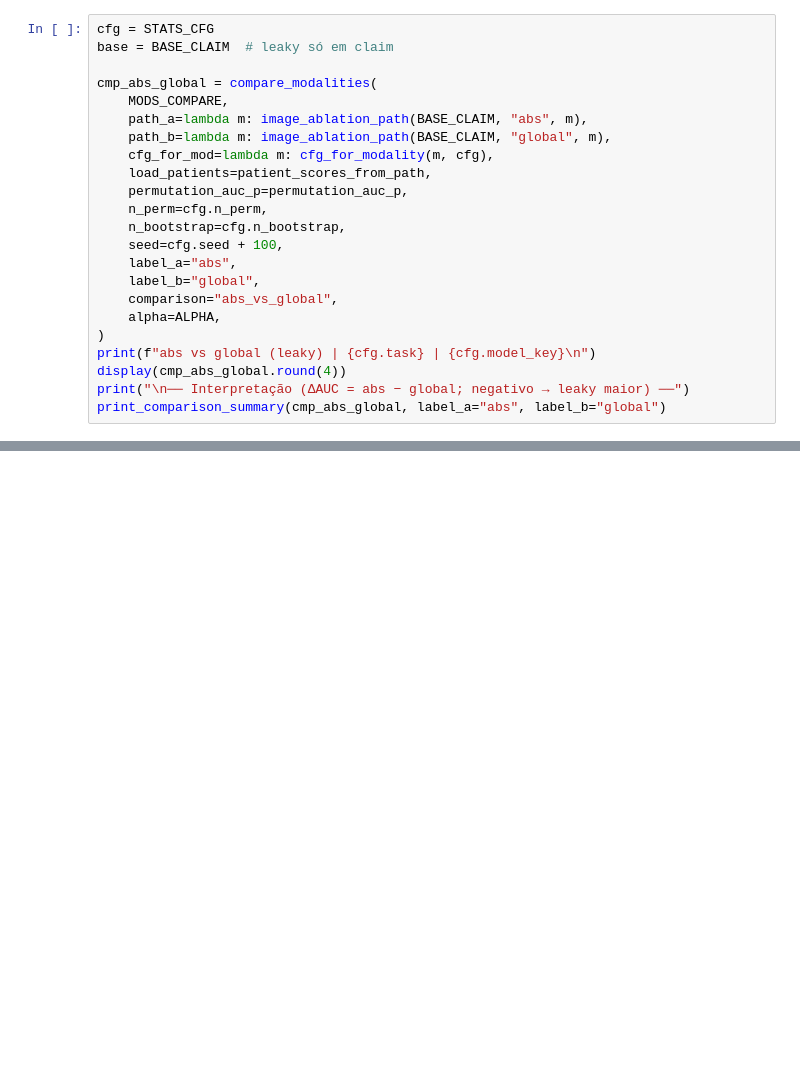
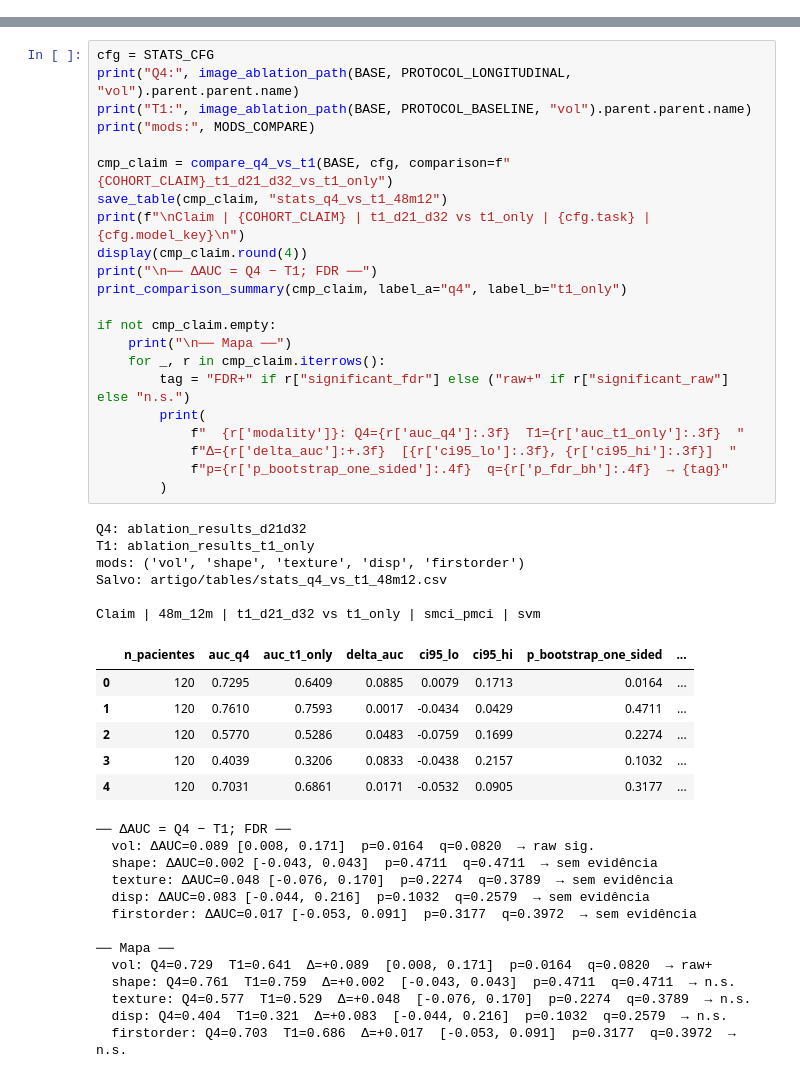
Before and after one commit to PauloMatheusGr/graphs, a Jupyter notebook: 7_stats.ipynb, the cells around one changed output, grey strips where cells are left out. Drawn from its saved outputs; the diff is of its cells as text; blank space fills up the shorter version.

```diff
--- a/7_stats.ipynb
+++ b/7_stats.ipynb
@@ -1005,23 +0,0 @@ Controlo de leak. Leaky no disco só em `48m_12m` (vol). Mods sem pasta → skip
-# %%
-cfg = STATS_CFG
-base = BASE_CLAIM  # leaky só em claim
-
-cmp_abs_global = compare_modalities(
-    MODS_COMPARE,
-    path_a=lambda m: image_ablation_path(BASE_CLAIM, "abs", m),
-    path_b=lambda m: image_ablation_path(BASE_CLAIM, "global", m),
-    cfg_for_mod=lambda m: cfg_for_modality(m, cfg),
-    load_patients=patient_scores_from_path,
-    permutation_auc_p=permutation_auc_p,
-    n_perm=cfg.n_perm,
-    n_bootstrap=cfg.n_bootstrap,
-    seed=cfg.seed + 100,
-    label_a="abs",
-    label_b="global",
-    comparison="abs_vs_global",
-    alpha=ALPHA,
-)
-print(f"abs vs global (leaky) | {cfg.task} | {cfg.model_key}\n")
-display(cmp_abs_global.round(4))
-print("\n── Interpretação (ΔAUC = abs − global; negativo → leaky maior) ──")
-print_comparison_summary(cmp_abs_global, label_a="abs", label_b="global")
@@ -1033,0 +360,48 @@ abs vs global (leaky) | smci_pmci | svm
+# %%
+cfg = STATS_CFG
+print("Q4:", image_ablation_path(BASE, PROTOCOL_LONGITUDINAL, "vol").parent.parent.name)
+print("T1:", image_ablation_path(BASE, PROTOCOL_BASELINE, "vol").parent.parent.name)
+print("mods:", MODS_COMPARE)
+
+cmp_claim = compare_q4_vs_t1(BASE, cfg, comparison=f"{COHORT_CLAIM}_t1_d21_d32_vs_t1_only")
+save_table(cmp_claim, "stats_q4_vs_t1_48m12")
+print(f"\nClaim | {COHORT_CLAIM} | t1_d21_d32 vs t1_only | {cfg.task} | {cfg.model_key}\n")
+display(cmp_claim.round(4))
+print("\n── ΔAUC = Q4 − T1; FDR ──")
+print_comparison_summary(cmp_claim, label_a="q4", label_b="t1_only")
+
+if not cmp_claim.empty:
+    print("\n── Mapa ──")
+    for _, r in cmp_claim.iterrows():
+        tag = "FDR+" if r["significant_fdr"] else ("raw+" if r["significant_raw"] else "n.s.")
+        print(
+            f"  {r['modality']}: Q4={r['auc_q4']:.3f}  T1={r['auc_t1_only']:.3f}  "
+            f"Δ={r['delta_auc']:+.3f}  [{r['ci95_lo']:.3f}, {r['ci95_hi']:.3f}]  "
+            f"p={r['p_bootstrap_one_sided']:.4f}  q={r['p_fdr_bh']:.4f}  → {tag}"
+        )
+# %% [output]
+Q4: ablation_results_d21d32
+T1: ablation_results_t1_only
+mods: ('vol', 'shape', 'texture', 'disp', 'firstorder')
+Salvo: artigo/tables/stats_q4_vs_t1_48m12.csv
+
+Claim | 48m_12m | t1_d21_d32 vs t1_only | smci_pmci | svm
+|  | n_pacientes | auc_q4 | auc_t1_only | delta_auc | ci95_lo | ci95_hi | p_bootstrap_one_sided | ... |
+| 0 | 120 | 0.7295 | 0.6409 | 0.0885 | 0.0079 | 0.1713 | 0.0164 | ... |
+| 1 | 120 | 0.7610 | 0.7593 | 0.0017 | -0.0434 | 0.0429 | 0.4711 | ... |
+| 2 | 120 | 0.5770 | 0.5286 | 0.0483 | -0.0759 | 0.1699 | 0.2274 | ... |
+| 3 | 120 | 0.4039 | 0.3206 | 0.0833 | -0.0438 | 0.2157 | 0.1032 | ... |
+| 4 | 120 | 0.7031 | 0.6861 | 0.0171 | -0.0532 | 0.0905 | 0.3177 | ... |
+── ΔAUC = Q4 − T1; FDR ──
+  vol: ΔAUC=0.089 [0.008, 0.171]  p=0.0164  q=0.0820  → raw sig.
+  shape: ΔAUC=0.002 [-0.043, 0.043]  p=0.4711  q=0.4711  → sem evidência
+  texture: ΔAUC=0.048 [-0.076, 0.170]  p=0.2274  q=0.3789  → sem evidência
+  disp: ΔAUC=0.083 [-0.044, 0.216]  p=0.1032  q=0.2579  → sem evidência
+  firstorder: ΔAUC=0.017 [-0.053, 0.091]  p=0.3177  q=0.3972  → sem evidência
+
+── Mapa ──
+  vol: Q4=0.729  T1=0.641  Δ=+0.089  [0.008, 0.171]  p=0.0164  q=0.0820  → raw+
+  shape: Q4=0.761  T1=0.759  Δ=+0.002  [-0.043, 0.043]  p=0.4711  q=0.4711  → n.s.
+  texture: Q4=0.577  T1=0.529  Δ=+0.048  [-0.076, 0.170]  p=0.2274  q=0.3789  → n.s.
+  disp: Q4=0.404  T1=0.321  Δ=+0.083  [-0.044, 0.216]  p=0.1032  q=0.2579  → n.s.
+  firstorder: Q4=0.703  T1=0.686  Δ=+0.017  [-0.053, 0.091]  p=0.3177  q=0.3972  → n.s.
```
Also changed, not shown: parts of 37 cells of this notebook, 3 other files.
